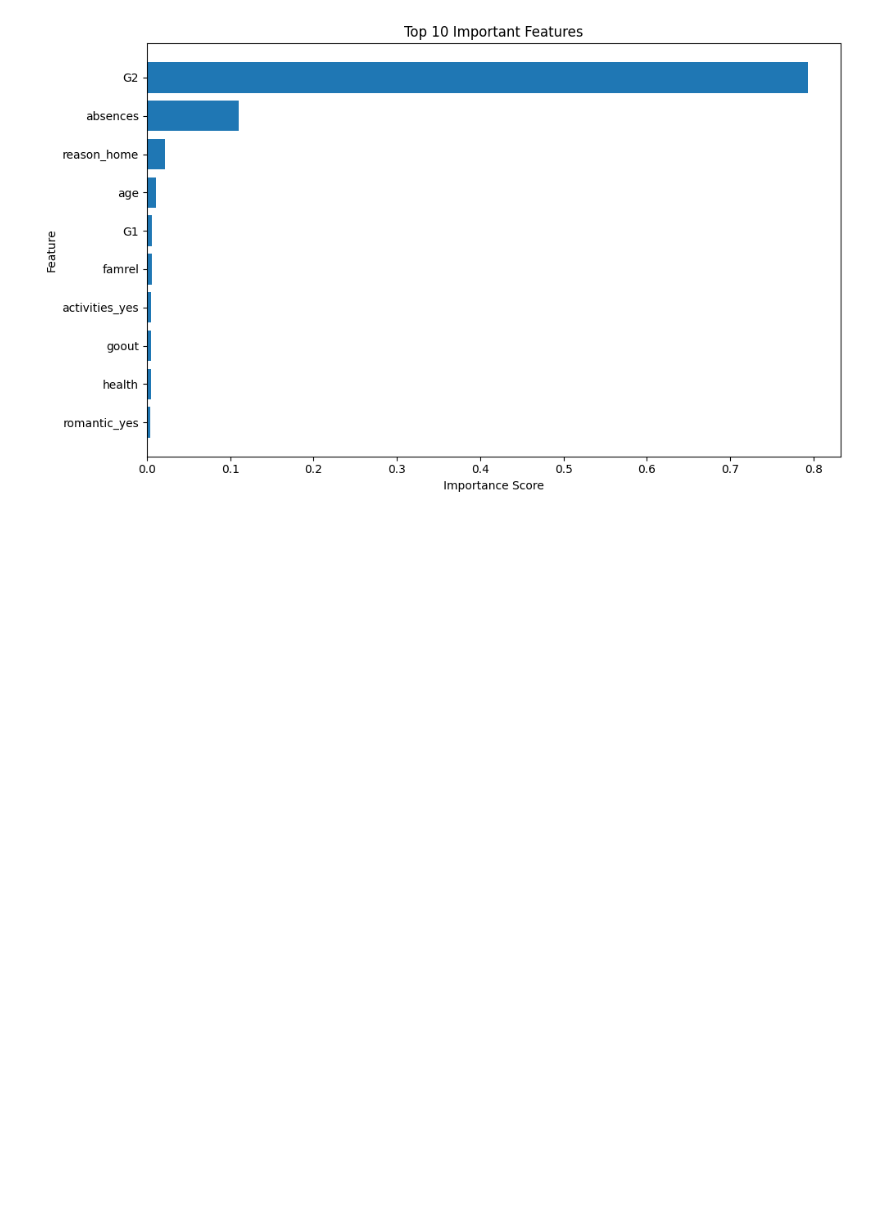
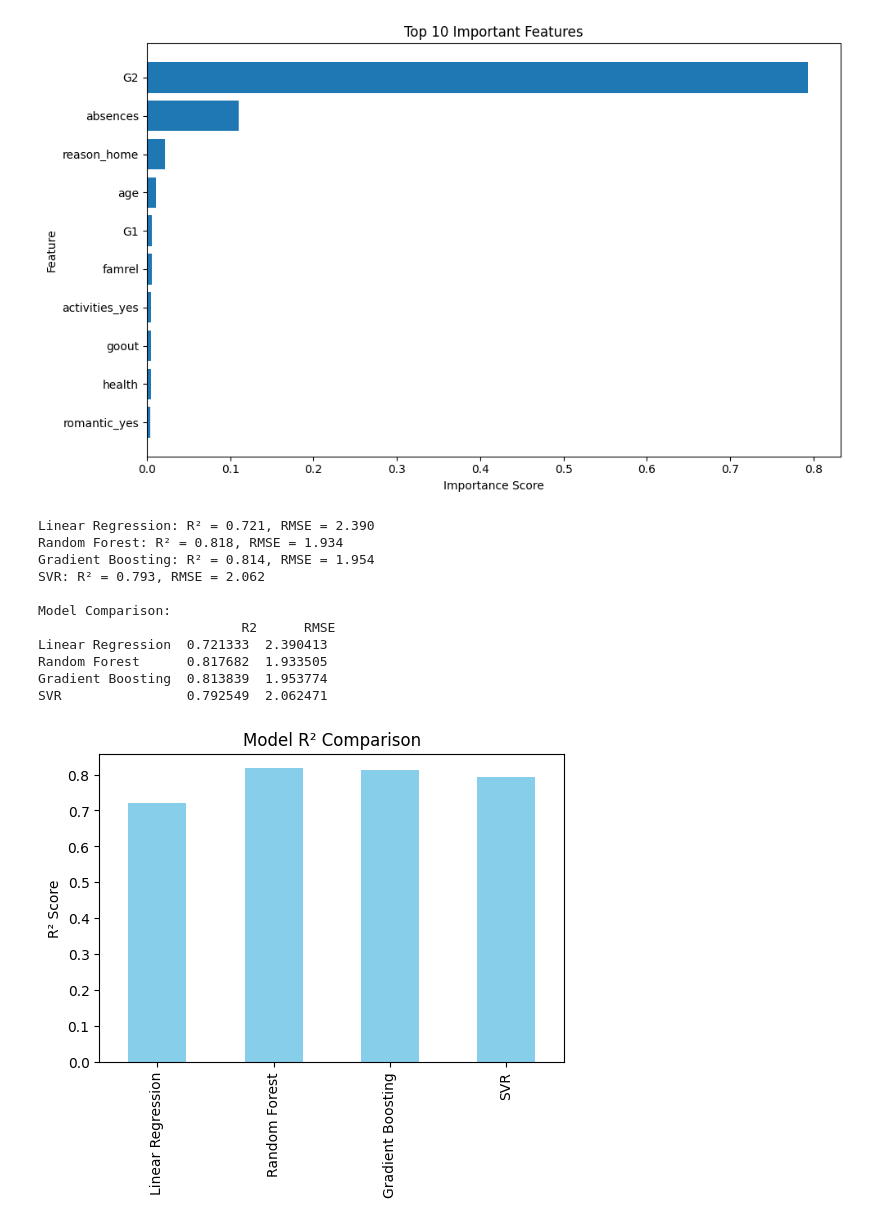
Before and after one commit to abdumannobmuydinovML/student-performance, a Jupyter notebook: notebooks/Day4_ModelTraining.ipynb, the cells around one changed output. Saved outputs shown, nothing was run; the diff lists cells and outputs as text; code cells hidden in the pictures; blank space fills up the shorter version.

Commit message:
🚀 Day 4 — Model comparison completed and best model saved

```diff
--- a/notebooks/Day4_ModelTraining.ipynb
+++ b/notebooks/Day4_ModelTraining.ipynb
@@ -84,3 +84,51 @@ plt.tight_layout()
 plt.show()
 # %% [output]
 [figure]
+# %%
+from sklearn.linear_model import LinearRegression
+from sklearn.ensemble import RandomForestRegressor, GradientBoostingRegressor
+from sklearn.svm import SVR
+from sklearn.metrics import mean_squared_error, r2_score
+import numpy as np
+import matplotlib.pyplot as plt
+
+# Define models
+models = {
+    "Linear Regression": LinearRegression(),
+    "Random Forest": RandomForestRegressor(n_estimators=100, random_state=42),
+    "Gradient Boosting": GradientBoostingRegressor(n_estimators=100, random_state=42),
+    "SVR": SVR(kernel='rbf')
+}
+
+# Train and evaluate each model
+results = {}
+
+for name, model in models.items():
+    model.fit(X_train, y_train)
+    y_pred = model.predict(X_test)
+    r2 = r2_score(y_test, y_pred)
+    rmse = np.sqrt(mean_squared_error(y_test, y_pred))
+    results[name] = {"R2": r2, "RMSE": rmse}
+    print(f"{name}: R² = {r2:.3f}, RMSE = {rmse:.3f}")
+
+# Convert results to DataFrame for easy viewing
+results_df = pd.DataFrame(results).T
+print("\nModel Comparison:\n", results_df)
+
+# Plot comparison
+results_df["R2"].plot(kind="bar", color="skyblue", title="Model R² Comparison", figsize=(6,4))
+plt.ylabel("R² Score")
+plt.show()
+# %% [output]
+Linear Regression: R² = 0.721, RMSE = 2.390
+Random Forest: R² = 0.818, RMSE = 1.934
+Gradient Boosting: R² = 0.814, RMSE = 1.954
+SVR: R² = 0.793, RMSE = 2.062
+
+Model Comparison:
+                          R2      RMSE
+Linear Regression  0.721333  2.390413
+Random Forest      0.817682  1.933505
+Gradient Boosting  0.813839  1.953774
+SVR                0.792549  2.062471
+[figure, added]
```
Also changed, not shown: 1 other file.
